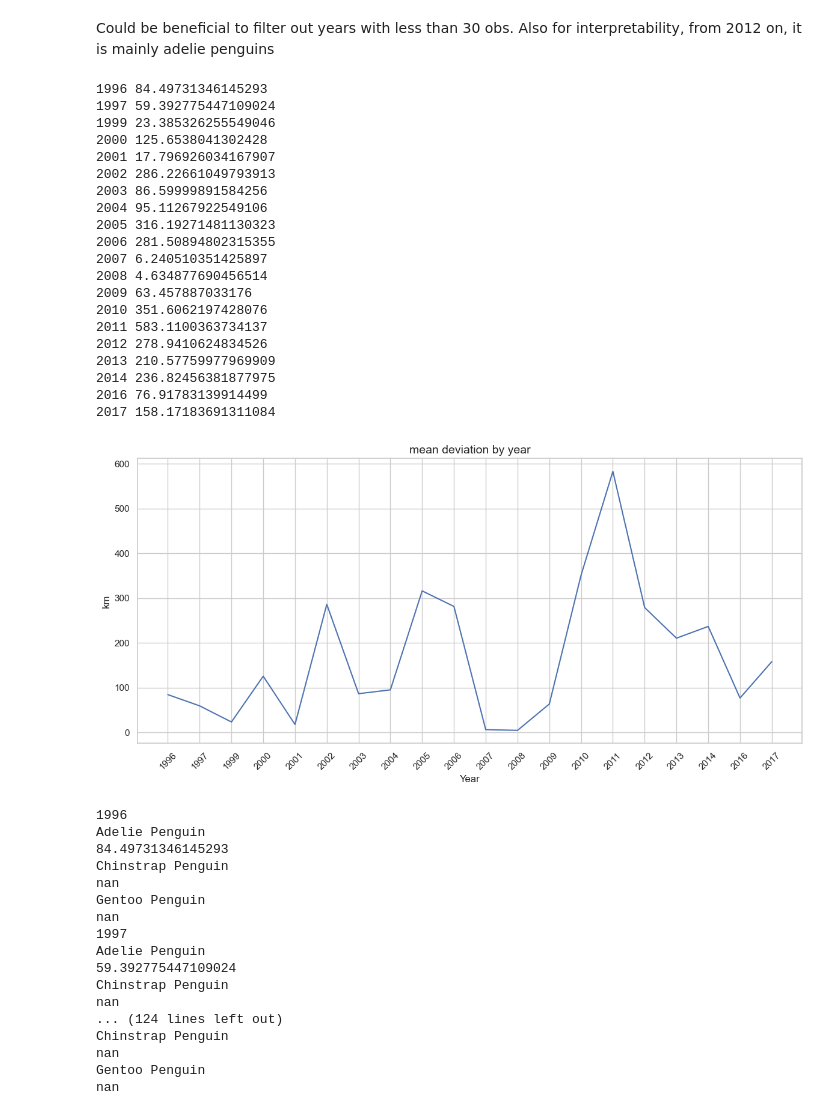
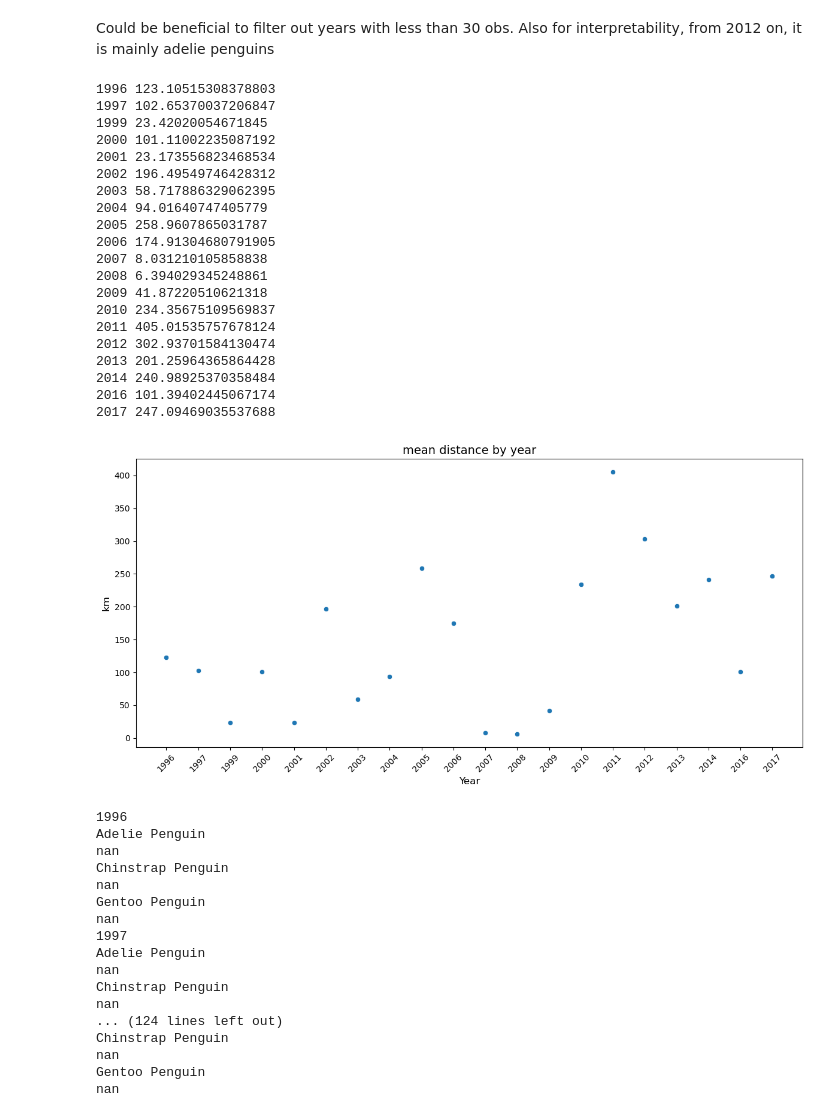
Before and after one commit to lennartp03/projectP, a Jupyter notebook: notebooks/penguin_feature_engineering.ipynb, the cells around one changed output. Drawn from its saved outputs; the diff is of its cells as text; code cells hidden in the pictures.

```diff
--- a/notebooks/penguin_feature_engineering.ipynb
+++ b/notebooks/penguin_feature_engineering.ipynb
@@ -626,62 +626,66 @@ Also for interpretability, from 2012 on,  it is mainly adelie penguins
 mean_deviation_results = []
 for year in df_penguins_final['year'].unique():
     mean_value = df_penguins_final[df_penguins_final['year'] == year]['km_to_colony_mean'].mean()
-    mean_deviation = (df_penguins_final[df_penguins_final['year'] == year]['km_to_colony_mean'] - mean_value).abs().mean()
-    mean_deviation_results.append({'year': year, 'mean Deviation': mean_deviation})
-    print(year, mean_deviation)
+    # mean_deviation = (df_penguins_final[df_penguins_final['year'] == year]['km_to_colony_mean'] - mean_value).abs().mean()
+    mean_deviation_results.append({'year': year, 'mean distance': mean_value})
+    print(year, mean_value)
 
 # Convert results to DataFrame
 results_df = pd.DataFrame(mean_deviation_results)
 # %% [output]
-1996 84.49731346145293
-1997 59.392775447109024
-1999 23.385326255549046
-2000 125.6538041302428
-2001 17.796926034167907
-2002 286.22661049793913
-2003 86.59999891584256
-2004 95.11267922549106
-2005 316.19271481130323
-2006 281.50894802315355
-2007 6.240510351425897
-2008 4.634877690456514
-2009 63.457887033176
-2010 351.6062197428076
-2011 583.1100363734137
-2012 278.9410624834526
-2013 210.57759977969909
-2014 236.82456381877975
-2016 76.91783139914499
-2017 158.17183691311084
+1996 123.10515308378803
+1997 102.65370037206847
+1999 23.42020054671845
+2000 101.11002235087192
+2001 23.173556823468534
+2002 196.49549746428312
+2003 58.717886329062395
+2004 94.01640747405779
+2005 258.9607865031787
+2006 174.91304680791905
+2007 8.031210105858838
+2008 6.394029345248861
+2009 41.87220510621318
+2010 234.35675109569837
+2011 405.01535757678124
+2012 302.93701584130474
+2013 201.25964365864428
+2014 240.98925370358484
+2016 101.39402445067174
+2017 247.09469035537688
 # %%
 
 plt.figure(figsize=(12, 6))
 
-sns.lineplot(x='year', y='mean Deviation', data=results_df, palette='pastel')
+sns.scatterplot(x='year', y='mean distance', data=results_df, palette='pastel')
 
 # Customization
-plt.title('mean deviation by year', fontsize=14)
+plt.title('mean distance by year', fontsize=14)
 plt.xlabel('Year', fontsize=12)
 plt.ylabel('km', fontsize=12)
 plt.xticks(rotation=45)
 plt.tight_layout()
 plt.show()
 # %% [output]
-[figure, old version]
+[figure, new version]
 # %%
-# do it for each species independent of colony
+# do it for each species independent of colony and in percent
+# DOES IT MAKE SENSE TO USE KM TO COLONY? I DONT THINK SO
+# mean km to colony
+
 species = df['common_name'].unique()
-
+years = df_penguins_final['year'].unique()
 results_species = []
-for year in df_penguins_final['year'].unique():
+for year in years:
     print(year)
     for specie in species:
         print(specie)
         df_specie = df_penguins_final[(df_penguins_final['common_name'] == specie) & (df_penguins_final['year'] == year)]
         # Calculate mean deviation manually
         mean_value = df_specie['km_to_colony_mean'].mean()
-        mean_deviation = (df_specie['km_to_colony_mean'] - mean_value).abs().mean()
-        results_species.append({'year': year, 'species': specie, 'mean deviation': mean_deviation})
+        # mean_deviation = (df_specie['km_to_colony_mean'] - mean_value).abs().mean()
+        # mean_deviation_percent = mean_deviation/mean_value * 100
+        results_species.append({'year': year, 'species': specie, 'mean value': mean_value})
         print(mean_deviation)
 
 # Convert results to DataFrame
@@ -689,14 +693,14 @@ results_species = pd.DataFrame(results_species)
 # %% [output]
 1996
 Adelie Penguin
-84.49731346145293
+nan
 Chinstrap Penguin
 nan
 Gentoo Penguin
 nan
 1997
 Adelie Penguin
-59.392775447109024
+nan
 Chinstrap Penguin
 nan
 ... (124 lines left out)
```
Also changed, not shown: parts of 9 cells of this notebook, 3 other files.
